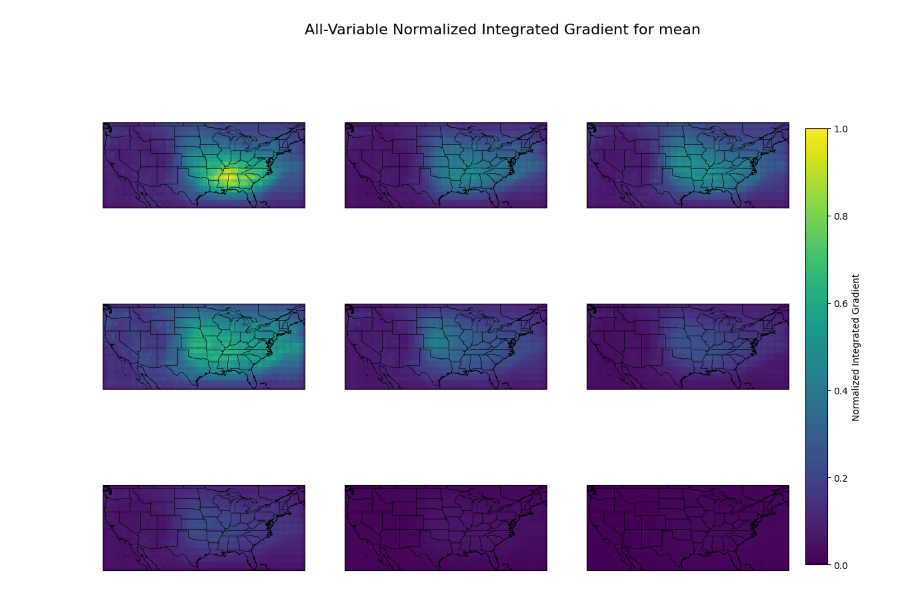
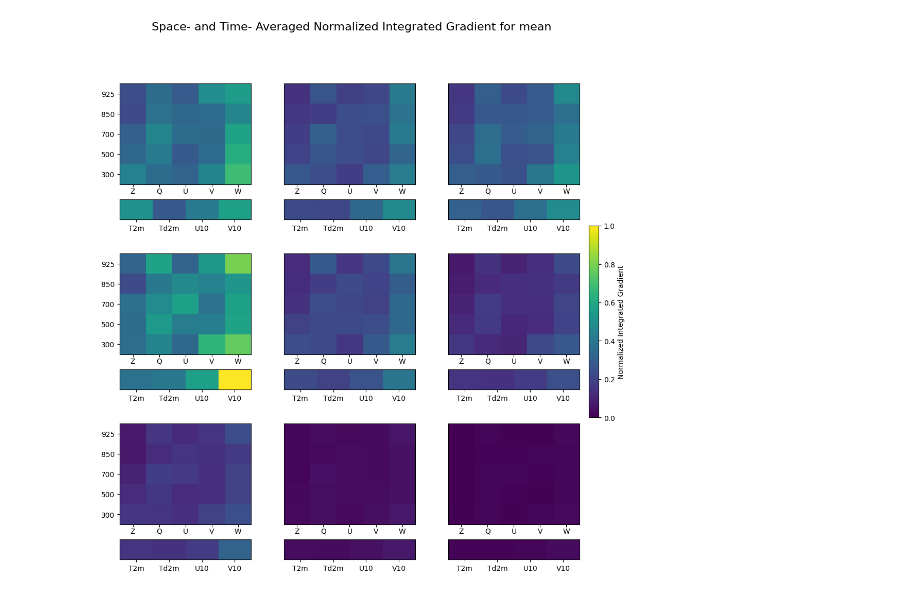
Before and after one commit to milesepstein13/convective_outlook_ml, a Jupyter notebook: visualize_integrated_gradients.ipynb, the cells around one changed output. Saved outputs shown, nothing was run; the diff lists cells and outputs as text; code cells hidden in the pictures.

Commit message:
added IG plots

```diff
--- a/visualize_integrated_gradients.ipynb
+++ b/visualize_integrated_gradients.ipynb
@@ -63,13 +43,76 @@ plt.imshow(channel_avgs[6][4:].reshape(5, 5))
 lats = np.arange(50, 24, -1)      # 50 down to 25
 lons = np.arange(-125, -65, 1)    # -125 to -66
 
+def split_tensor(x):
+    z = x[4:9]
+    q = x[9:14]
+    u = x[14:19]
+    v = x[19:24]
+    w = x[24:29]
+    heat_5x5 = np.stack([z, q, u, v, w], axis=1)
+
+    heat_1x4 = np.array([x[3], x[2], x[0], x[1]])[None, :]
+    return heat_5x5, heat_1x4
+
 for target in scalars:
     a = avg[target]
     channel_avgs = a['channel']
+    cmin = torch.min(channel_avgs)
+    cmax = torch.max(channel_avgs)
+
+    ############ CHANNEL AVERAGED
+
+    channel_avgs = (channel_avgs - cmin) / (cmax - cmin)
+
+    fig = plt.figure(figsize=(12, 12))
+    outer = fig.add_gridspec(3, 3, wspace=0.25, hspace=0.25)
+
+    vmin, vmax = 0, 1
+    im_for_cbar = None
+
+    for i in range(9):
+        r, c = divmod(i, 3)
+        inner = outer[r, c].subgridspec(2, 1, height_ratios=[5, 1], hspace=0.25)
+
+        ax_top = fig.add_subplot(inner[0])
+        ax_bot = fig.add_subplot(inner[1])
+
+        h5, h1 = split_tensor(channel_avgs[i])
+
+        im = ax_top.imshow(h5, vmin=vmin, vmax=vmax, aspect='auto')
+        ax_bot.imshow(h1, vmin=vmin, vmax=vmax, aspect='auto')
+
+        if im_for_cbar is None:
+            im_for_cbar = im
+
+        # --- X labels BETWEEN heatmaps ---
+
+        ax_top.set_xticks(range(5))
+        ax_top.set_xticklabels(['Z', 'Q', 'U', 'V', 'W'])
+        ax_top.xaxis.set_ticks_position('bottom')
+        ax_top.tick_params(axis='x', pad=1)  # push into the gap
+
+        # --- Y labels ---
+        if c == 0:
+            ax_top.set_yticks(range(5))
+            ax_top.set_yticklabels([925, 850, 700, 500, 300])
+        else:
+            ax_top.set_yticks([])
+
+        # --- bottom 1x4 ---
+        ax_bot.set_xticks(range(4))
+        ax_bot.set_xticklabels(['T2m', 'Td2m', 'U10', 'V10'])
+        ax_bot.set_yticks([])
 
 
+    # single colorbar
+    cbar = fig.colorbar(im_for_cbar, ax=fig.axes, fraction=0.02, pad=0.02)
+    cbar.set_label('Normalized Integrated Gradient')
+    fig.suptitle(f'Space- and Time- Averaged Normalized Integrated Gradient for {target}', fontsize=16)
+    plt.savefig(f"figs/integrated_gradients/{target}/channel_avg.pdf", bbox_inches = 'tight')
+    plt.show()
 
-
+    ############### SPATIALLY AVERAGED
 
     spatial_avgs = a['spatial']
 
@@ -97,31 +140,56 @@ for target in scalars:
         ax.add_feature(cfeature.STATES, linewidth=0.3)
         ax.add_feature(cfeature.BORDERS, linewidth=0.3)
 
         mesh = ax.pcolormesh(
             lons,
             lats,
             data,
             cmap='viridis',
             shading='auto',
             vmin=0,
             vmax=1,
             transform=ccrs.PlateCarree()
         )
 
     # single shared colorbar
     cbar = fig.colorbar(
         mesh,
         ax=axes,
         orientation='vertical',
         shrink=0.85,
         pad=0.02
     )
 
     cbar.set_label("Normalized Integrated Gradient")
 
     fig.suptitle(f'All-Variable Normalized Integrated Gradient for {target}', fontsize=16)
+    plt.savefig(f"figs/integrated_gradients/{target}/space_avg.pdf", bbox_inches = 'tight')
     plt.show()
 
+    ############## TEMPORALLY AVERAGED
+
     temporal_avgs = a['temporal']
+
+    # global color scale across all panels
+    tmin = torch.min(temporal_avgs)
+    tmax = torch.max(temporal_avgs)
+    temporal_avgs = (temporal_avgs - tmin) / (tmax - tmin)
+
+    # 3x3 layout for 9 panels
+    fig, axes = plt.subplots(
+        3, 3,
+        figsize=(16, 10)
+    )
+    axes = axes.flatten()
+
+    for i, ax in enumerate(axes):
+
+        data = temporal_avgs[i]
+        im = ax.bar(x = ['12Z', '18Z', '00Z', '06Z'], height = data)
+        ax.set_ylim(0, 1)
+        ax.set_xlabel('Time of Day')
+    fig.suptitle(f'All-Variable, Spatially Averaged Normalized Integrated Gradient by Time of Day for {target}', fontsize=16)
+    plt.savefig(f"figs/integrated_gradients/{target}/time_avg.pdf", bbox_inches = 'tight')
+    plt.show()
 # %% [output]
-[figure, old version]
+[figure, new version]
```
Also changed, not shown: parts of 5 cells of this notebook, 12 other files.
